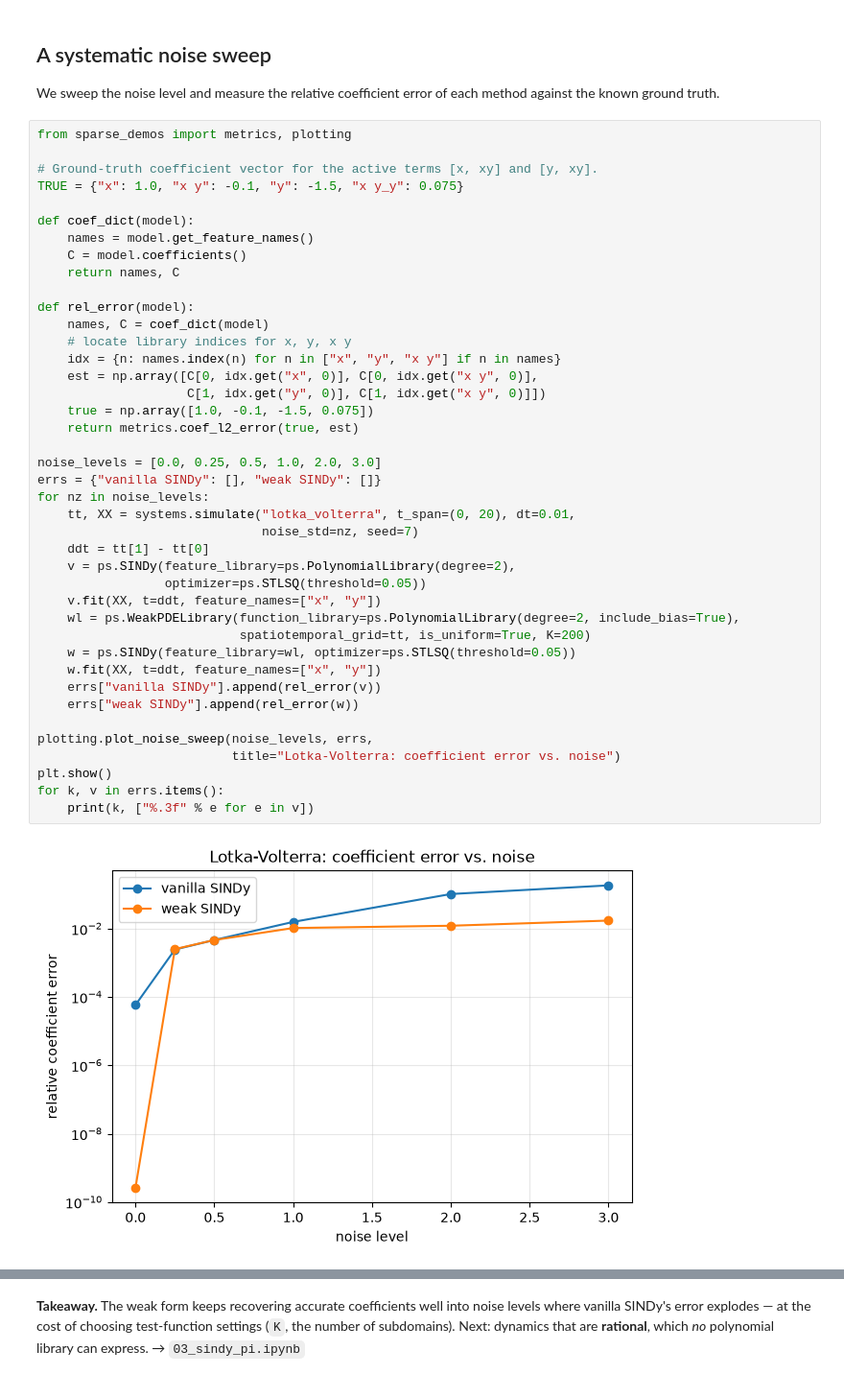
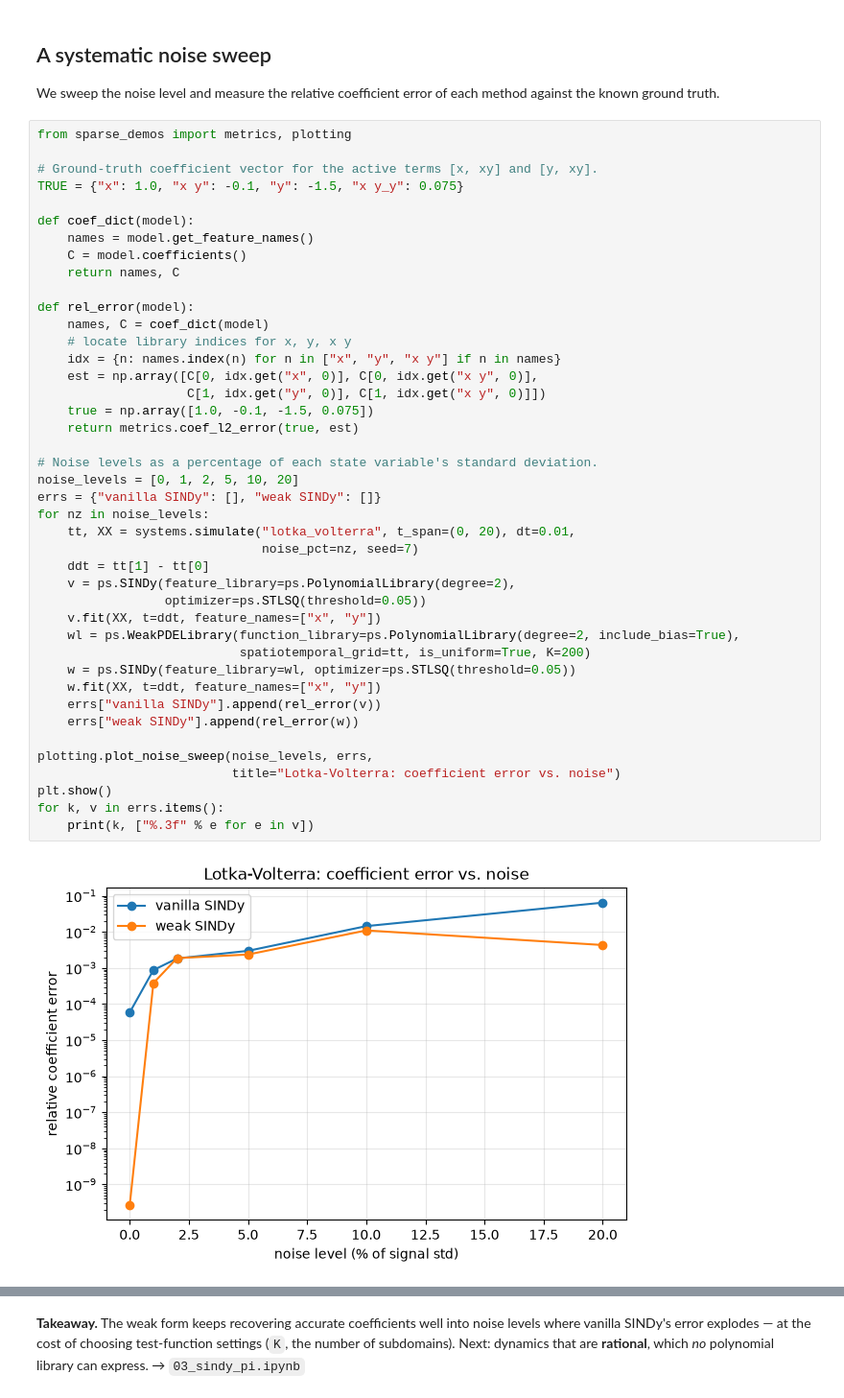
Before and after one commit to Mangan-Group/SummerSchool2026SparseModelTutorials, a Jupyter notebook: notebooks/02_weak_sindy.ipynb, the cells around one changed output, grey strips where cells are left out. Shown at 96% size. Cells and saved outputs as stored; diff of their text form.

```diff
--- a/notebooks/02_weak_sindy.ipynb
+++ b/notebooks/02_weak_sindy.ipynb
@@ -93,33 +94,34 @@ def coef_dict(model):
 
 def rel_error(model):
     names, C = coef_dict(model)
     # locate library indices for x, y, x y
     idx = {n: names.index(n) for n in ["x", "y", "x y"] if n in names}
     est = np.array([C[0, idx.get("x", 0)], C[0, idx.get("x y", 0)],
                     C[1, idx.get("y", 0)], C[1, idx.get("x y", 0)]])
     true = np.array([1.0, -0.1, -1.5, 0.075])
     return metrics.coef_l2_error(true, est)
 
-noise_levels = [0.0, 0.25, 0.5, 1.0, 2.0, 3.0]
+# Noise levels as a percentage of each state variable's standard deviation.
+noise_levels = [0, 1, 2, 5, 10, 20]
 errs = {"vanilla SINDy": [], "weak SINDy": []}
 for nz in noise_levels:
     tt, XX = systems.simulate("lotka_volterra", t_span=(0, 20), dt=0.01,
-                              noise_std=nz, seed=7)
+                              noise_pct=nz, seed=7)
     ddt = tt[1] - tt[0]
     v = ps.SINDy(feature_library=ps.PolynomialLibrary(degree=2),
                  optimizer=ps.STLSQ(threshold=0.05))
     v.fit(XX, t=ddt, feature_names=["x", "y"])
     wl = ps.WeakPDELibrary(function_library=ps.PolynomialLibrary(degree=2, include_bias=True),
                            spatiotemporal_grid=tt, is_uniform=True, K=200)
     w = ps.SINDy(feature_library=wl, optimizer=ps.STLSQ(threshold=0.05))
     w.fit(XX, t=ddt, feature_names=["x", "y"])
     errs["vanilla SINDy"].append(rel_error(v))
     errs["weak SINDy"].append(rel_error(w))
 
 plotting.plot_noise_sweep(noise_levels, errs,
                           title="Lotka-Volterra: coefficient error vs. noise")
 plt.show()
 for k, v in errs.items():
     print(k, ["%.3f" % e for e in v])
 # %% [output]
-[figure, old version]
+[figure, new version]
```
Also changed, not shown: parts of 3 cells of this notebook, 4 other files.
